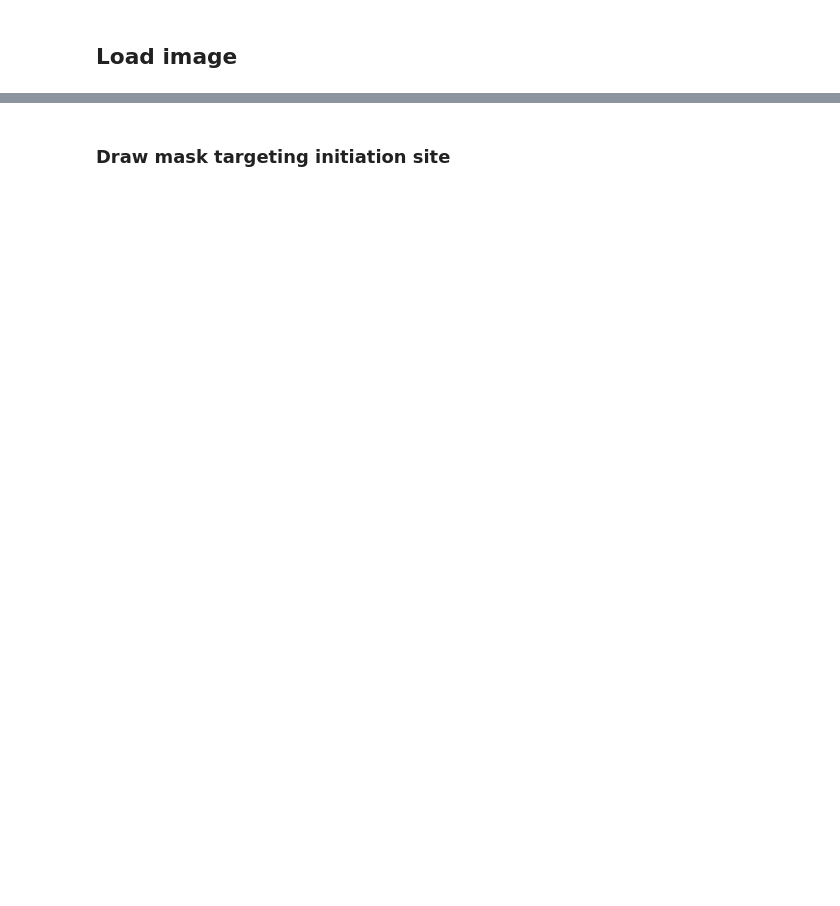
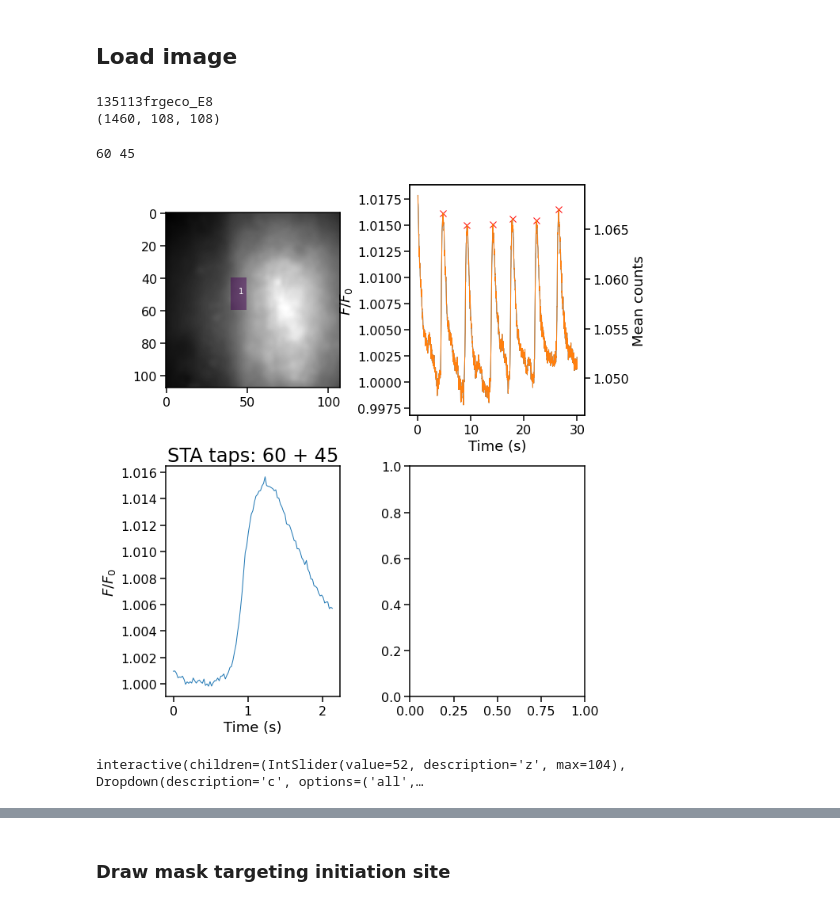
Before and after one commit to adamcohenlab/Jia2023FirstHeartbeat, a Jupyter notebook: offline_initiation_locus_identification.ipynb, the cells around one changed output, grey strips where cells are left out. Cells and saved outputs as stored; diff of their text form; code cells hidden in the pictures; blank space fills up the shorter version.

Commit message:
fix offline locus identification

```diff
--- a/offline_initiation_locus_identification.ipynb
+++ b/offline_initiation_locus_identification.ipynb
@@ -31,8 +31,8 @@ from skimage import draw, morphology, transform, filters
 # plt.style.use("../bio_pubs_presentation.mplstyle")
 ss = StandardScaler()
 # %%
-rootdir = "E:/Cohen_Lab/Data/test_locus_finding"
-filename = "091430E14_gcamp_fast"
+rootdir = "E:/Data/Bill Jia/Optopatch/20220303/"
+filename = "135113frgeco_E8"
 crosstalk_channel = "None"
 # %% [markdown]
 ## Convert to tif, downsample and denoise
@@ -125,7 +133,8 @@ def image_to_sta(raw_img, fs=1, mask=None, plot=False, \
 
         if plot:
             axes[3].plot([pks[-1]-b1, pks[-1], pks[-1]+b2], mean_trace[[pks[-1]-b1, pks[-1], pks[-1]+b2]], "rx")
-
+    else:
+        b1,b2 = sta_bounds
 
 
     # Collect spike traces according to bounds
@@ -162,14 +171,27 @@ def image_to_sta(raw_img, fs=1, mask=None, plot=False, \
 # %%
 print(filename)
 img, expt_data = images.load_image(rootdir, filename, subfolder="denoised")
+img = images.correct_photobleach(img, method="linear")
 print(img.shape)
+# %% [output]
+135113frgeco_E8
+(1460, 108, 108)
 # %%
 dt_dict, dt = utils.traces_to_dict(expt_data)
+# %%
+center_mask = np.zeros((img.shape[1], img.shape[2]), dtype=bool)
+center_mask[40:60,40:50] = True
+# center_mask = None
 # %%
-sta, spike_images = image_to_sta(img, fs=1/dt, plot=True, prom_pct=90, \
-                   savedir=os.path.join(rootdir, "analysis", filename), offset=120, full_output=True)
+sta, spike_images = image_to_sta(img, fs=1/dt, plot=True, prom_pct=80, sta_bounds=(60,45),\
+                   savedir=os.path.join(rootdir, "analysis", filename), offset=200, full_output=True, mask=center_mask)
+# %% [output]
+60 45
+[figure, added]
 # %%
 utils.display_zstack(sta[:,:,:, np.newaxis], c=0, pct_cutoffs=[5,99])
+# %% [output]
+interactive(children=(IntSlider(value=52, description='z', max=104), Dropdown(description='c', options=('all',…
 # %%
 beta, smoothed_vid = images.spline_timing(sta, s=0.05, n_knots=15)
 # %%
```
Also changed, not shown: parts of 20 cells of this notebook.
